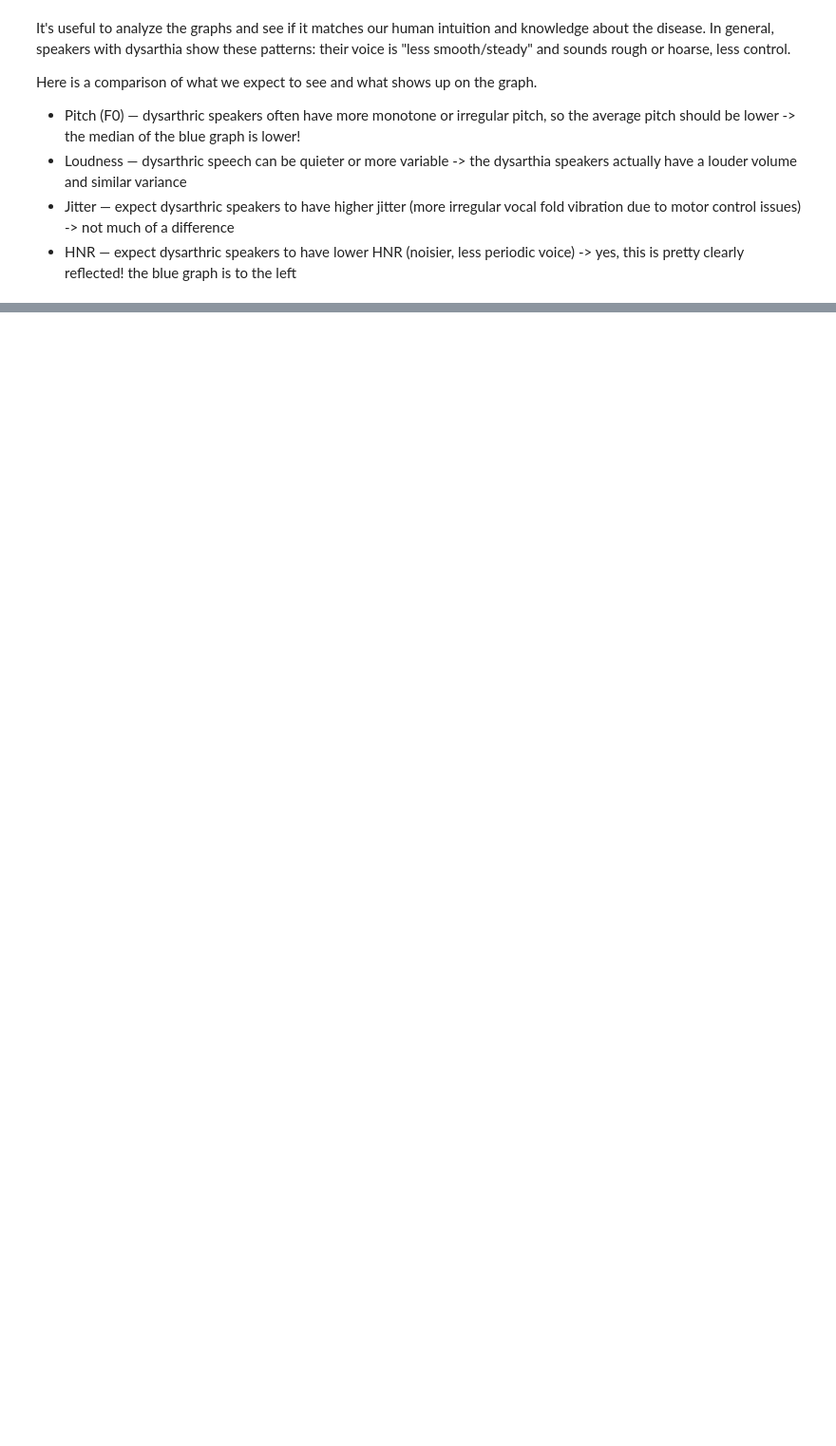
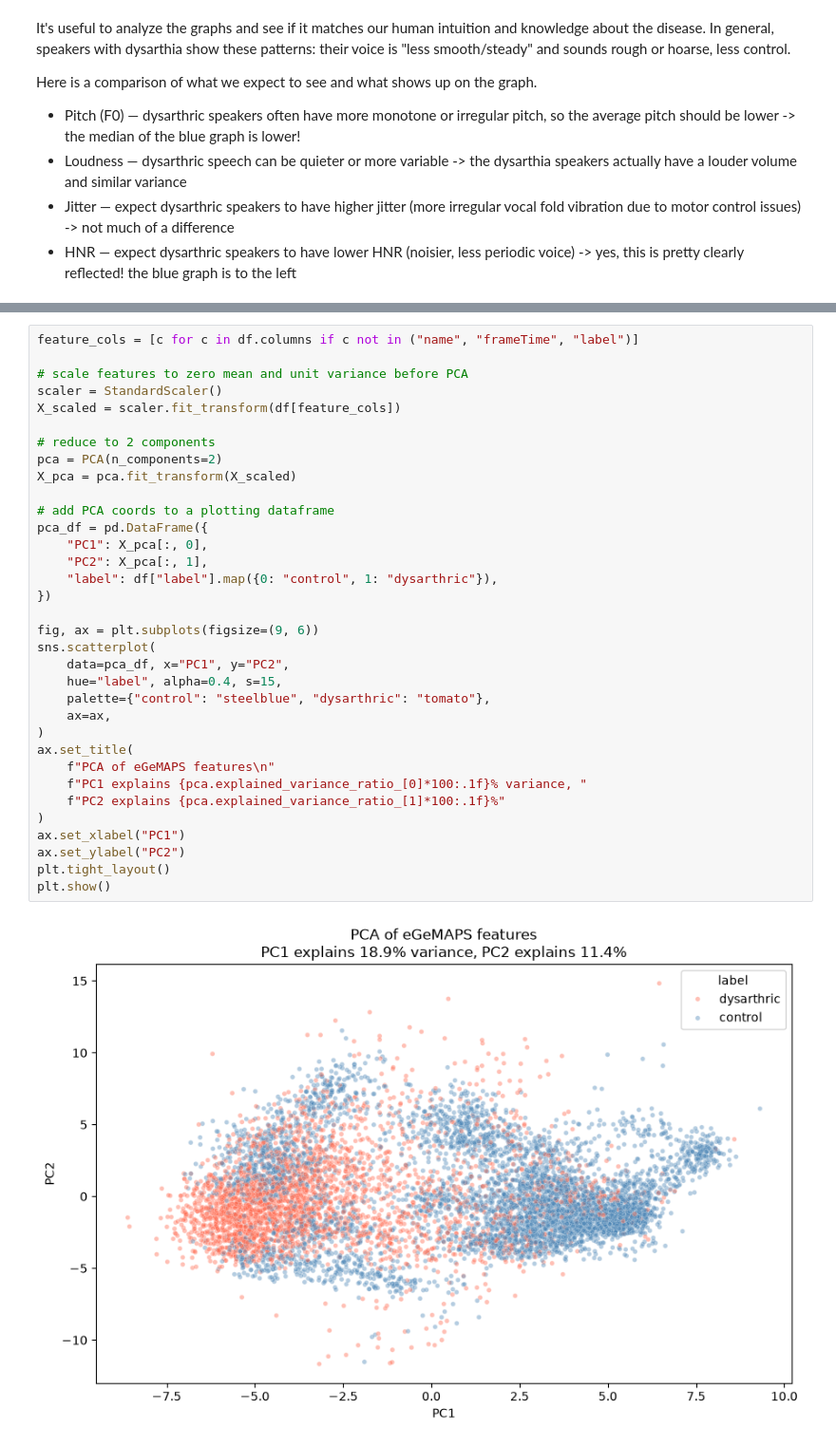
Before and after one commit to Evelyn-Ding/summeratseas, a Jupyter notebook: week-04/torgo_analysis.ipynb, the cells around one changed output, grey strips where cells are left out. Shown at 95% size. Drawn from its saved outputs; the diff is of its cells as text; blank space fills up the shorter version.

Commit message:
pca visualizations

```diff
--- a/week-04/torgo_analysis.ipynb
+++ b/week-04/torgo_analysis.ipynb
@@ -80,0 +87,36 @@ Here is a comparison of what we expect to see and what shows up on the graph.
+# %%
+feature_cols = [c for c in df.columns if c not in ("name", "frameTime", "label")]
+
+# scale features to zero mean and unit variance before PCA
+scaler = StandardScaler()
+X_scaled = scaler.fit_transform(df[feature_cols])
+
+# reduce to 2 components
+pca = PCA(n_components=2)
+X_pca = pca.fit_transform(X_scaled)
+
+# add PCA coords to a plotting dataframe
+pca_df = pd.DataFrame({
+    "PC1": X_pca[:, 0],
+    "PC2": X_pca[:, 1],
+    "label": df["label"].map({0: "control", 1: "dysarthric"}),
+})
+
+fig, ax = plt.subplots(figsize=(9, 6))
+sns.scatterplot(
+    data=pca_df, x="PC1", y="PC2",
+    hue="label", alpha=0.4, s=15,
+    palette={"control": "steelblue", "dysarthric": "tomato"},
+    ax=ax,
+)
+ax.set_title(
+    f"PCA of eGeMAPS features\n"
+    f"PC1 explains {pca.explained_variance_ratio_[0]*100:.1f}% variance, "
+    f"PC2 explains {pca.explained_variance_ratio_[1]*100:.1f}%"
+)
+ax.set_xlabel("PC1")
+ax.set_ylabel("PC2")
+plt.tight_layout()
+plt.show()
+# %% [output]
+[figure, added]
```
Also changed, not shown: parts of 2 cells of this notebook.
